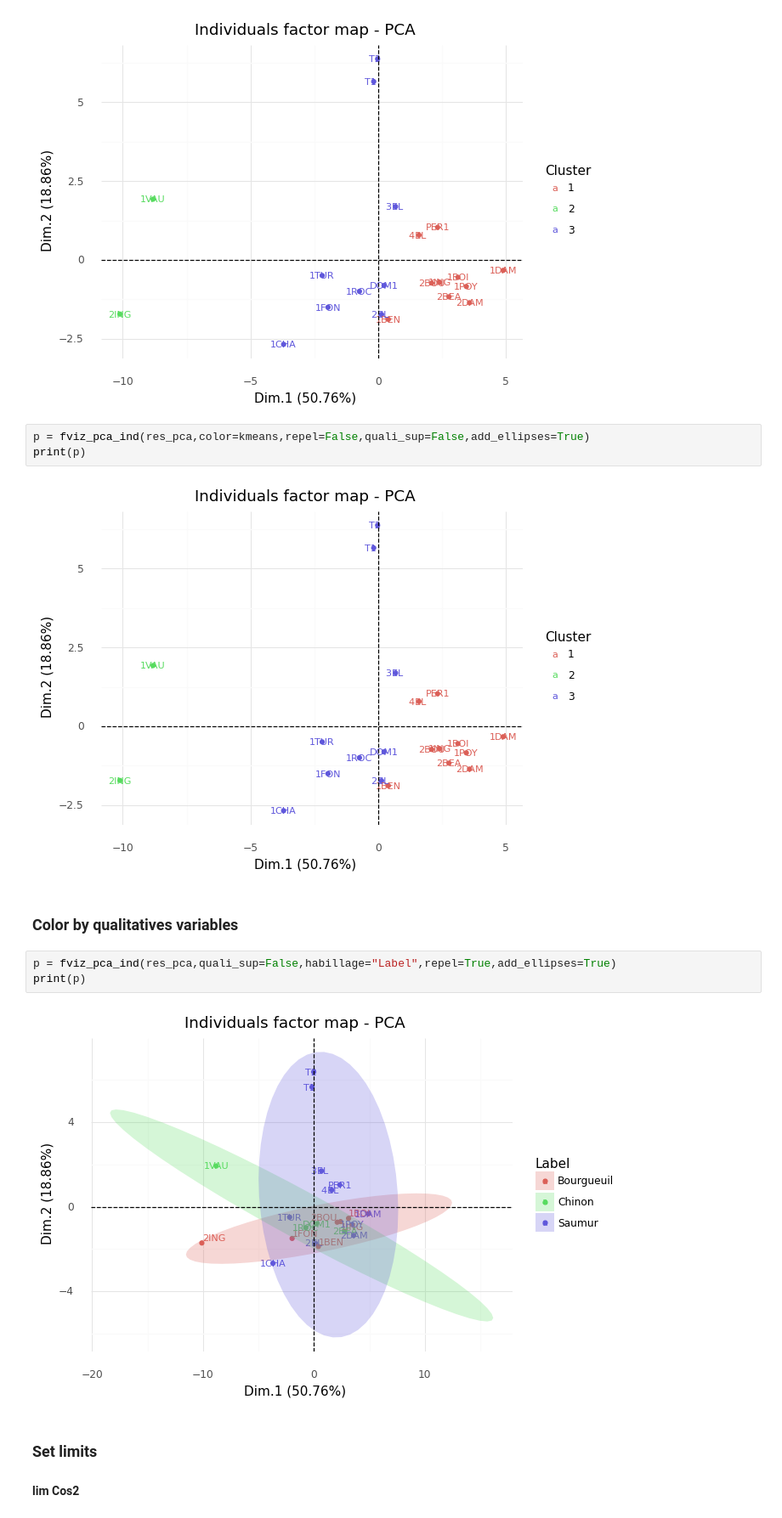
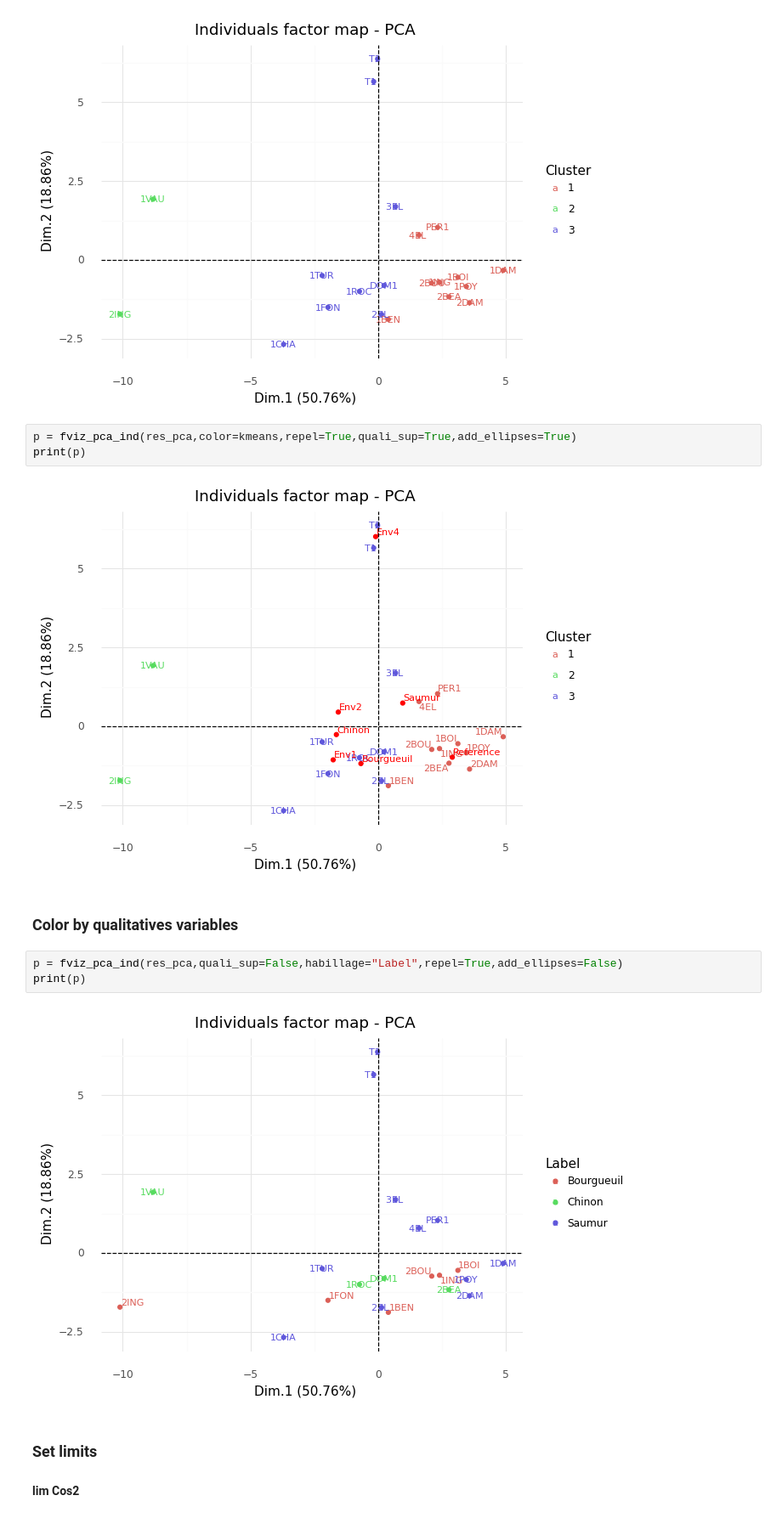
Before and after one commit to enfantbenidedieu/scientisttools, a Jupyter notebook: pca_wine_ggplot.ipynb, the cells around one changed output. Shown at 85% size. Saved outputs shown, nothing was run; the diff lists cells and outputs as text.

```diff
--- a/doc/pca_wine_ggplot.ipynb
+++ b/pca_wine_ggplot.ipynb
@@ -99,17 +99,17 @@ print(p)
 # %% [output]
 [figure]
 # %%
-p = fviz_pca_ind(res_pca,color=kmeans,repel=False,quali_sup=False,add_ellipses=True)
+p = fviz_pca_ind(res_pca,color=kmeans,repel=True,quali_sup=True,add_ellipses=True)
 print(p)
 # %% [output]
-[figure, old version]
+[figure, new version]
 # %% [markdown]
 ### Color by qualitatives variables
 # %%
-p = fviz_pca_ind(res_pca,quali_sup=False,habillage="Label",repel=True,add_ellipses=True)
+p = fviz_pca_ind(res_pca,quali_sup=False,habillage="Label",repel=True,add_ellipses=False)
 print(p)
 # %% [output]
-[figure, old version]
+[figure, new version]
 # %% [markdown]
 ### Set limits
 
```
Also changed, not shown: 8 other files.
